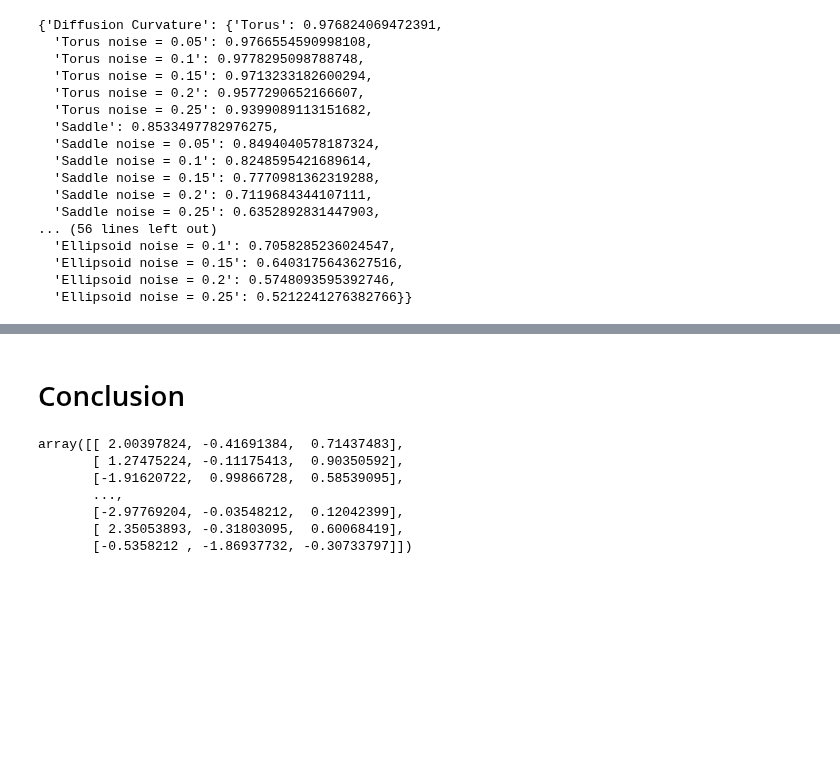
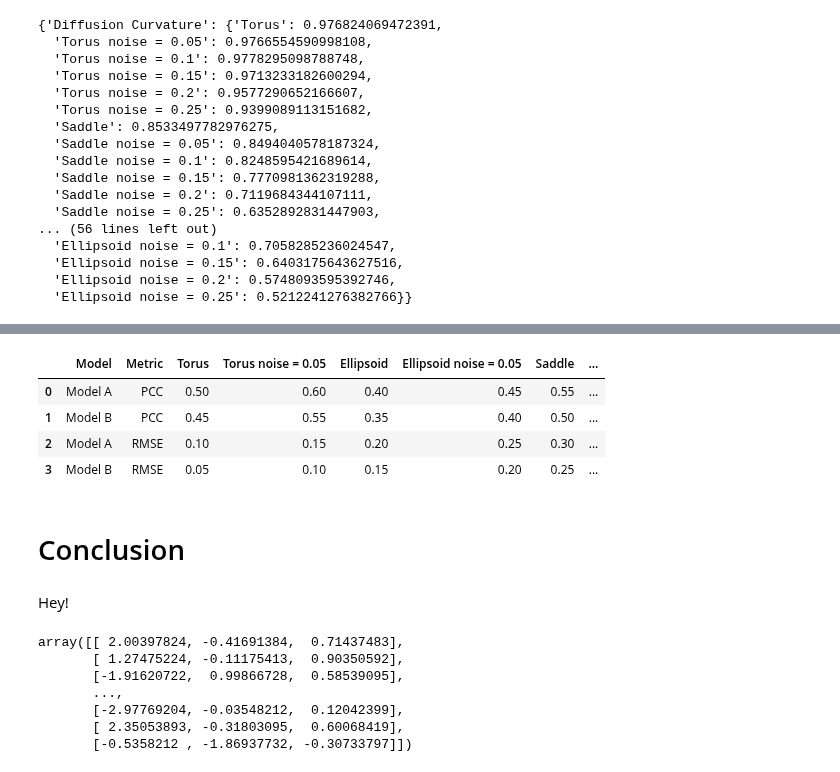
Before and after one commit to professorwug/diffusion-curvature, a Jupyter notebook: nbs/experiments/2a2-toy-manifolds-comparison.ipynb, the cells around one changed output, grey strips where cells are left out. Drawn from its saved outputs; the diff is of its cells as text; code cells hidden in the pictures; blank space fills up the shorter version.

```diff
--- a/nbs/experiments/2a2-toy-manifolds-comparison.ipynb
+++ b/nbs/experiments/2a2-toy-manifolds-comparison.ipynb
@@ -409,5 +495,15 @@ Diffusion Curvature & PCC & 0.445 & 0.270 & 0.304 & 0.308 & 0.273 & 0.243 & 0.14
+# %%
+metric_df
+# %% [output]
+|  | Model | Metric | Torus | Torus noise = 0.05 | Ellipsoid | Ellipsoid noise = 0.05 | Saddle | ... |
+| 0 | Model A | PCC | 0.50 | 0.60 | 0.40 | 0.45 | 0.55 | ... |
+| 1 | Model B | PCC | 0.45 | 0.55 | 0.35 | 0.40 | 0.50 | ... |
+| 2 | Model A | RMSE | 0.10 | 0.15 | 0.20 | 0.25 | 0.30 | ... |
+| 3 | Model B | RMSE | 0.05 | 0.10 | 0.15 | 0.20 | 0.25 | ... |
 # %% [markdown]
 # Conclusion
+# %% [markdown]
+Hey!
 # %%
 X, ks = ellipsoid(n_points, seed=19323)
 X
```
Also changed, not shown: parts of 7 cells of this notebook.
